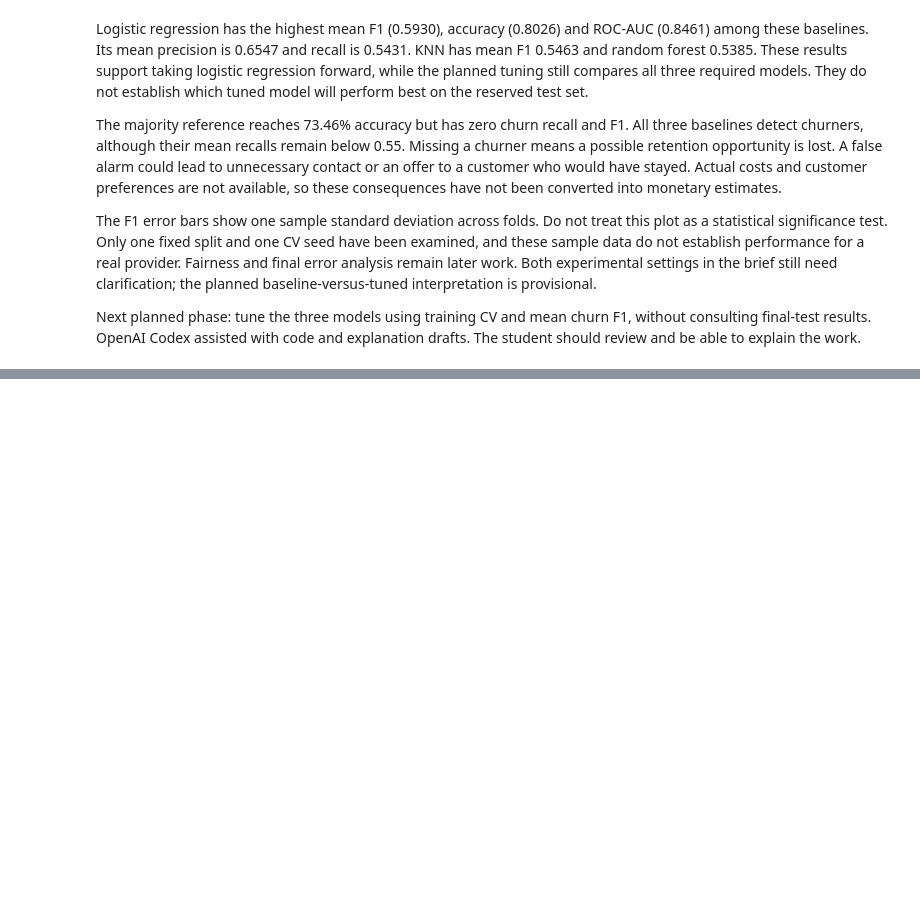
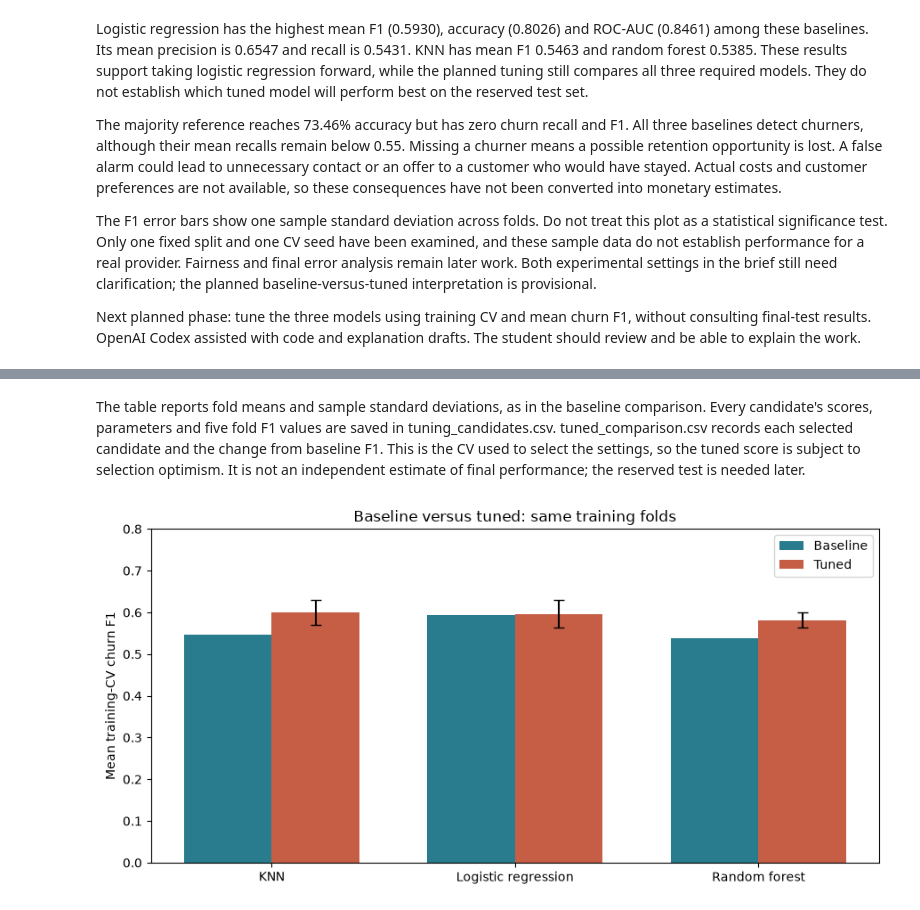
Before and after one commit to hashnb/ML-coursework, a Jupyter notebook: notebooks/02_model_comparison.ipynb, the cells around one changed output, grey strips where cells are left out. Drawn from its saved outputs; the diff is of its cells as text; code cells hidden in the pictures; blank space fills up the shorter version.

Commit message:
Tune model settings

```diff
--- a/notebooks/02_model_comparison.ipynb
+++ b/notebooks/02_model_comparison.ipynb
@@ -149,0 +170,8 @@ explanation drafts. The student should review and be able to explain the work.
+# %%
+from src.train import run_tuning
+candidates, tuned, frozen = run_tuning()
+assert len(candidates) == 18 and len(tuned) == 3
+display(tuned[["model", "parameters", "baseline_f1", "f1_mean", "f1_std", "f1_change",
+               "accuracy_mean", "precision_mean", "recall_mean", "roc_auc_mean"]].round(4))
+print("Frozen selected model:", frozen["selected_model"])
+print("Prediction method:", frozen["prediction_method"])
@@ -149,0 +188,24 @@ explanation drafts. The student should review and be able to explain the work.
+# %% [markdown]
+The table reports fold means and sample standard deviations, as in the baseline
+comparison. Every candidate's scores, parameters and five fold F1 values are
+saved in tuning_candidates.csv. tuned_comparison.csv records each selected
+candidate and the change from baseline F1. This is the CV used to select the
+settings, so the tuned score is subject to selection optimism. It is not an
+independent estimate of final performance; the reserved test is needed later.
+# %%
+fig, ax = plt.subplots(figsize=(9, 4.5))
+x = list(range(len(tuned)))
+ax.bar([i - 0.18 for i in x], tuned["baseline_f1"], width=0.36,
+       label="Baseline", color="#287C8E")
+ax.bar([i + 0.18 for i in x], tuned["f1_mean"], width=0.36,
+       yerr=tuned["f1_std"], capsize=4, label="Tuned", color="#C65E46")
+ax.set_xticks(x, tuned["model"])
+ax.set(ylabel="Mean training-CV churn F1", ylim=(0, 0.8),
+       title="Baseline versus tuned: same training folds")
+ax.legend()
+fig.tight_layout()
+fig.savefig(ROOT / "outputs/figures/tuned_comparison.png", dpi=160)
+plt.show()
+plt.close(fig)
+# %% [output]
+[figure, added]
```
Also changed, not shown: parts of 3 cells of this notebook, 8 other files.
